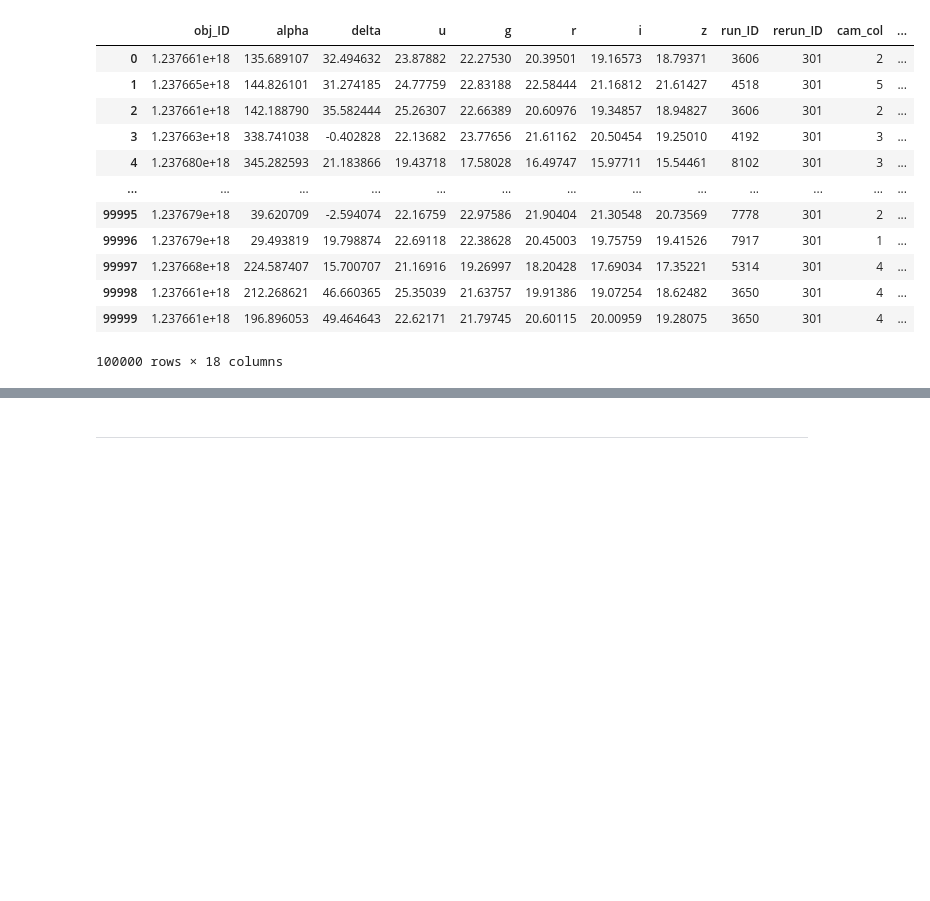
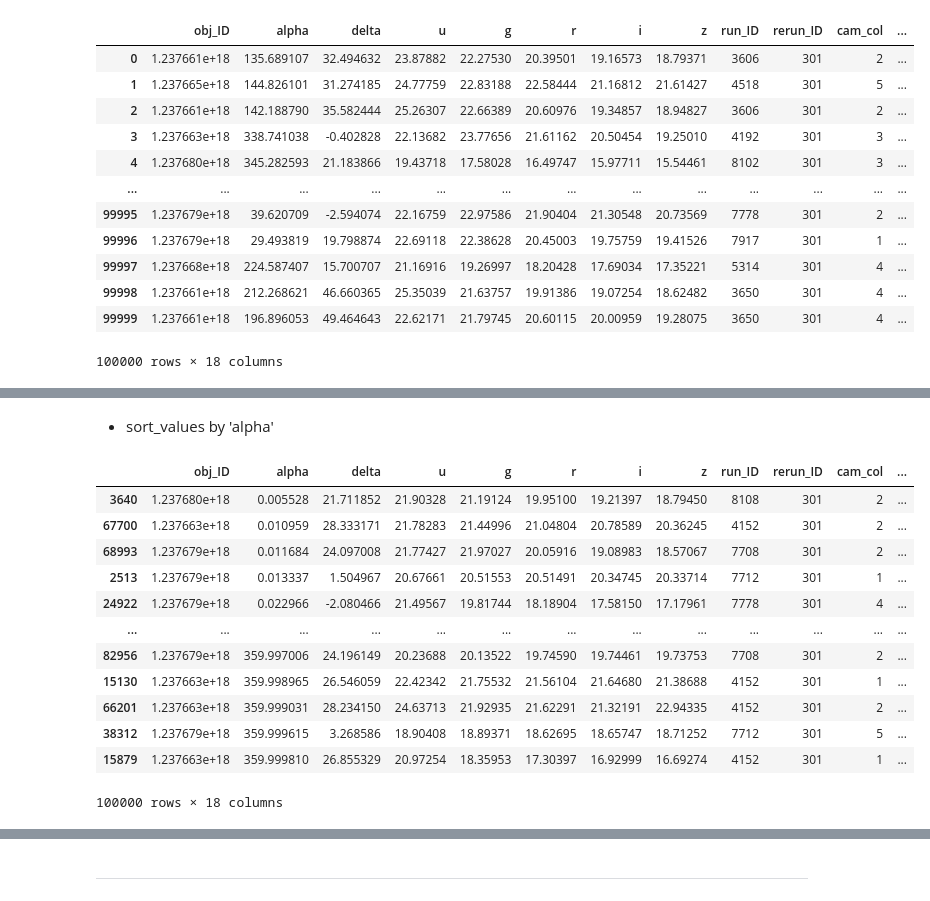
Before and after one commit to princealexanderm/SEC_S6_2026-27, a Jupyter notebook: FYUGP_S6_SEC(2026_27)_Data_analysis_in_physical_science_2.ipynb, the cells around one changed output, grey strips where cells are left out. Cells and saved outputs as stored; diff of their text form; code cells hidden in the pictures; blank space fills up the shorter version.

```diff
--- a/FYUGP_S6_SEC(2026_27)_Data_analysis_in_physical_science_2.ipynb
+++ b/FYUGP_S6_SEC(2026_27)_Data_analysis_in_physical_science_2.ipynb
@@ -2235,0 +2342,19 @@ stars.sample(5)
+# %% [markdown]
+- sort_values by 'alpha'
+# %%
+stars.sort_values(by=['alpha'],inplace=True, ascending=True)
+stars
+# %% [output]
+|  | obj_ID | alpha | delta | u | g | r | i | z | run_ID | rerun_ID | cam_col | ... |
+| 3640 | 1.237680e+18 | 0.005528 | 21.711852 | 21.90328 | 21.19124 | 19.95100 | 19.21397 | 18.79450 | 8108 | 301 | 2 | ... |
+| 67700 | 1.237663e+18 | 0.010959 | 28.333171 | 21.78283 | 21.44996 | 21.04804 | 20.78589 | 20.36245 | 4152 | 301 | 2 | ... |
+| 68993 | 1.237679e+18 | 0.011684 | 24.097008 | 21.77427 | 21.97027 | 20.05916 | 19.08983 | 18.57067 | 7708 | 301 | 2 | ... |
+| 2513 | 1.237679e+18 | 0.013337 | 1.504967 | 20.67661 | 20.51553 | 20.51491 | 20.34745 | 20.33714 | 7712 | 301 | 1 | ... |
+| 24922 | 1.237679e+18 | 0.022966 | -2.080466 | 21.49567 | 19.81744 | 18.18904 | 17.58150 | 17.17961 | 7778 | 301 | 4 | ... |
+| ... | ... | ... | ... | ... | ... | ... | ... | ... | ... | ... | ... | ... |
+| 82956 | 1.237679e+18 | 359.997006 | 24.196149 | 20.23688 | 20.13522 | 19.74590 | 19.74461 | 19.73753 | 7708 | 301 | 2 | ... |
+| 15130 | 1.237663e+18 | 359.998965 | 26.546059 | 22.42342 | 21.75532 | 21.56104 | 21.64680 | 21.38688 | 4152 | 301 | 1 | ... |
+| 66201 | 1.237663e+18 | 359.999031 | 28.234150 | 24.63713 | 21.92935 | 21.62291 | 21.32191 | 22.94335 | 4152 | 301 | 2 | ... |
+| 38312 | 1.237679e+18 | 359.999615 | 3.268586 | 18.90408 | 18.89371 | 18.62695 | 18.65747 | 18.71252 | 7712 | 301 | 5 | ... |
+| 15879 | 1.237663e+18 | 359.999810 | 26.855329 | 20.97254 | 18.35953 | 17.30397 | 16.92999 | 16.69274 | 4152 | 301 | 1 | ... |
+100000 rows × 18 columns
```
Also changed, not shown: parts of 129 cells of this notebook.
